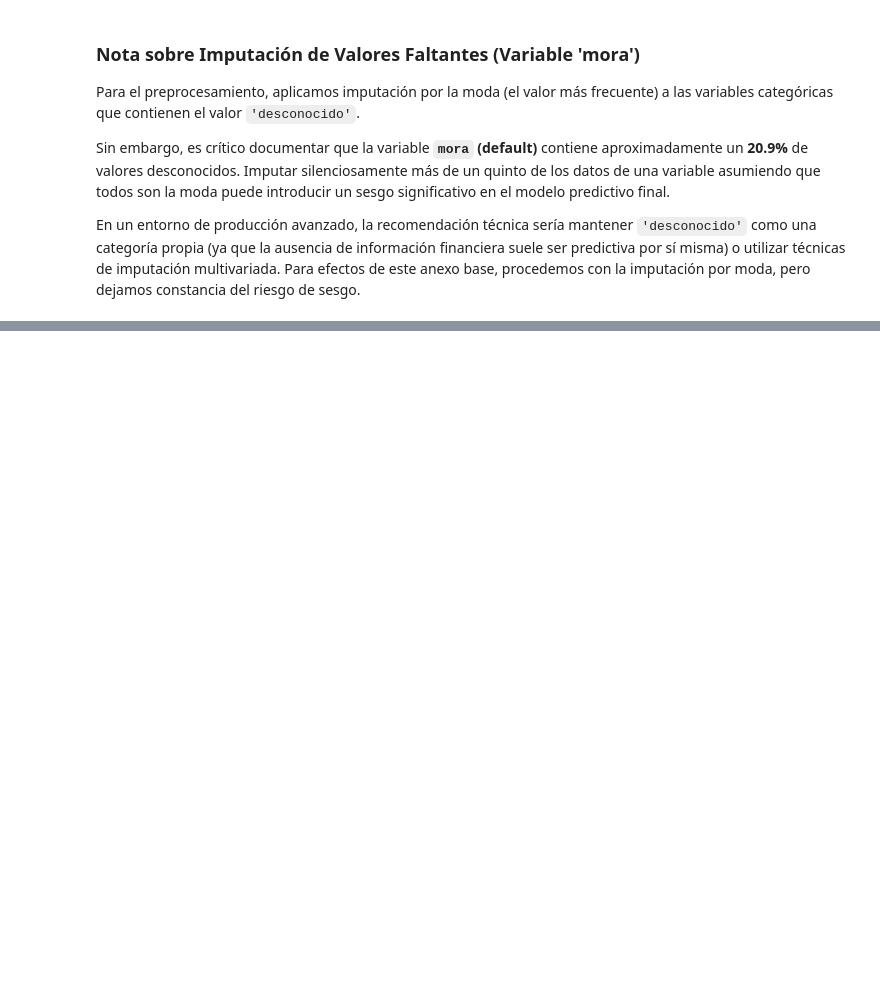
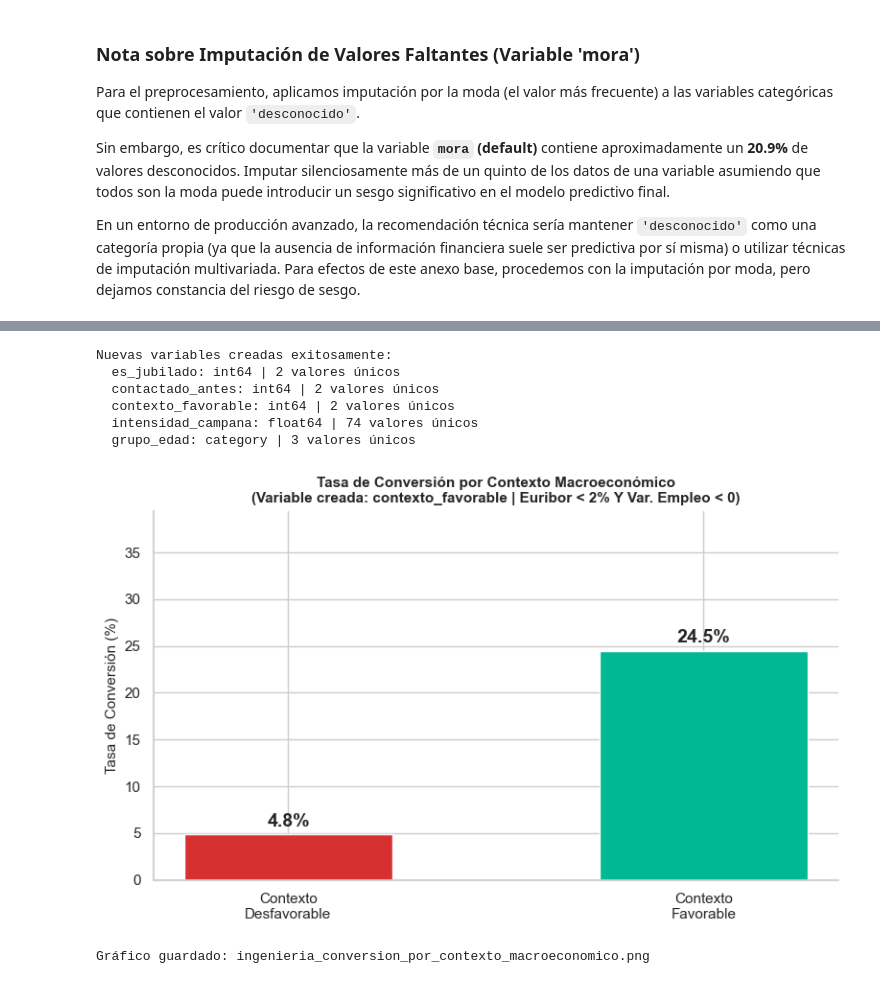
Before and after one commit to carlos31255/Ev3_preprocesamiento_banco, a Jupyter notebook: EV_Parcial2.ipynb, the cells around one changed output, grey strips where cells are left out. Saved outputs shown, nothing was run; the diff lists cells and outputs as text; code cells hidden in the pictures; blank space fills up the shorter version.

```diff
--- a/EV_Parcial2.ipynb
+++ b/EV_Parcial2.ipynb
@@ -428,0 +619,59 @@ Dataset df_ml preparado para algoritmos ML!
+# %%
+# ─── CREACIÓN DE NUEVAS VARIABLES (sobre df original) ────────────────────────
+df_feat = df.copy()
+
+# 1. Es jubilado (binaria)
+df_feat['es_jubilado'] = (df_feat['trabajo'] == 'jubilado').astype(int)
+
+# 2. Fue contactado en campaña anterior (binaria)
+df_feat['contactado_antes'] = (df_feat['dias_previos'] != 999).astype(int)
+
+# 3. Contexto macroeconómico favorable para suscribir depósitos
+df_feat['contexto_favorable'] = (
+    (df_feat['tasa_euribor'] < 2) & (df_feat['var_empleo'] < 0)
+).astype(int)
+
+# 4. Ratio de intensidad de campaña actual vs historial
+df_feat['intensidad_campana'] = df_feat['campana'] / (df_feat['anterior'] + 1)
+
+# 5. Grupo etario
+bins = [0, 30, 60, 100]
+labels = ['Joven (<=30)', 'Adulto (31-60)', 'Mayor (>60)']
+df_feat['grupo_edad'] = pd.cut(df_feat['edad'], bins=bins, labels=labels, right=True)
+
+print("Nuevas variables creadas exitosamente:")
+nuevas = ['es_jubilado', 'contactado_antes', 'contexto_favorable', 'intensidad_campana', 'grupo_edad']
+for v in nuevas:
+    print(f"  {v}: {df_feat[v].dtype} | {df_feat[v].nunique()} valores únicos")
+# %% [output]
+Nuevas variables creadas exitosamente:
+  es_jubilado: int64 | 2 valores únicos
+  contactado_antes: int64 | 2 valores únicos
+  contexto_favorable: int64 | 2 valores únicos
+  intensidad_campana: float64 | 74 valores únicos
+  grupo_edad: category | 3 valores únicos
+# %%
+# ─── GRÁFICO: Tasa de Conversión por Contexto Macroeconómico ─────────────────
+conv_contexto = df_feat.groupby('contexto_favorable')['deposito_plazo_num'].mean() * 100
+etiquetas = ['Contexto\nDesfavorable', 'Contexto\nFavorable']
+colores = ['#d63031', '#00b894']
+
+fig, ax = plt.subplots(figsize=(8, 5))
+bars = ax.bar(etiquetas, conv_contexto.values, color=colores, edgecolor='white', width=0.5)
+
+for bar, val in zip(bars, conv_contexto.values):
+    ax.text(bar.get_x() + bar.get_width()/2, bar.get_height() + 0.5,
+            f"{val:.1f}%", ha='center', va='bottom', fontsize=14, fontweight='bold')
+
+ax.set_ylabel('Tasa de Conversión (%)', fontsize=11)
+ax.set_title('Tasa de Conversión por Contexto Macroeconómico\n(Variable creada: contexto_favorable | Euribor < 2% Y Var. Empleo < 0)',
+             fontsize=11, fontweight='bold')
+ax.set_ylim(0, conv_contexto.max() + 15)
+sns.despine()
+plt.tight_layout()
+plt.savefig('graficos/ingenieria_conversion_por_contexto_macroeconomico.png', bbox_inches='tight', dpi=150)
+plt.show()
+print("Gráfico guardado: ingenieria_conversion_por_contexto_macroeconomico.png")
+# %% [output]
+[figure, added]
+Gráfico guardado: ingenieria_conversion_por_contexto_macroeconomico.png
```
Also changed, not shown: parts of 20 cells of this notebook, 20 other files.
